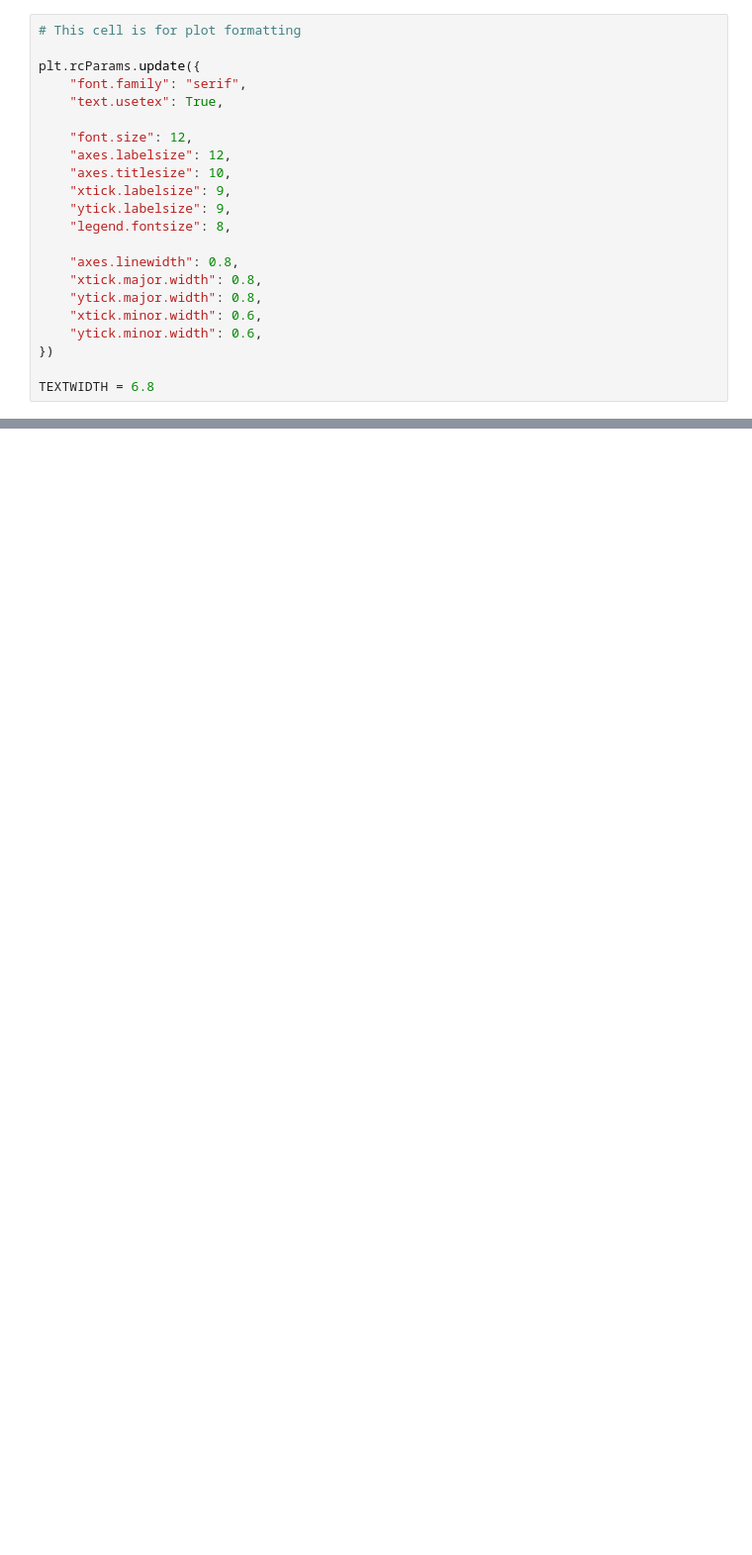
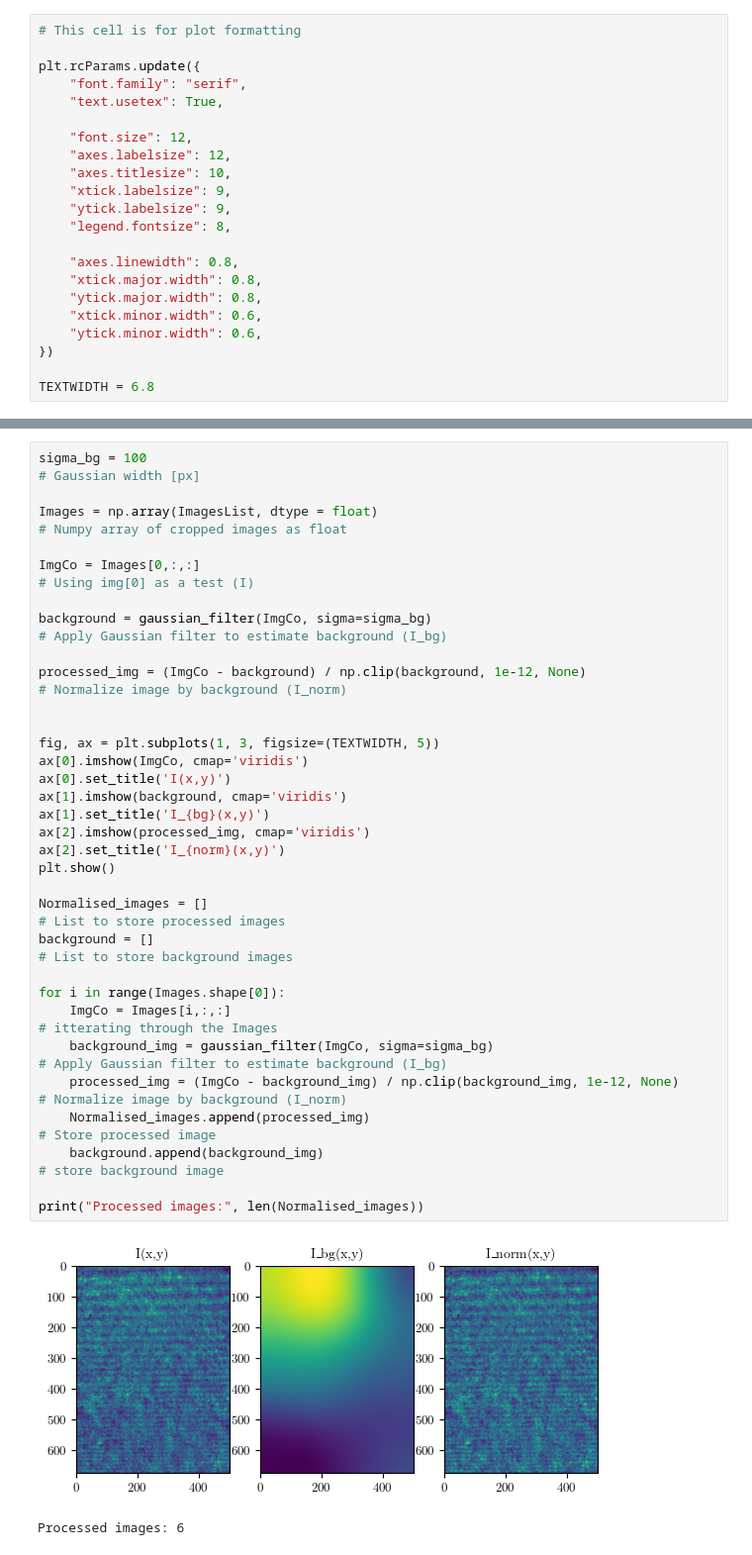
Before and after one commit to PoppyJoshi/IncoherentImagingManuscript, a Jupyter notebook: QuantitativeFingeAnalsysis.ipynb, the cells around one changed output, grey strips where cells are left out. Shown at 99% size. Drawn from its saved outputs; the diff is of its cells as text; blank space fills up the shorter version.

```diff
--- a/QuantitativeFingeAnalsysis.ipynb
+++ b/QuantitativeFingeAnalsysis.ipynb
@@ -75,0 +140,35 @@ Found 6 image files in C:\Users\Poppy\Desktop\PhD\Papers\IncoherentImaging\Reviw
+# %%
+sigma_bg = 100                                                                                      # Gaussian width [px]
+
+Images = np.array(ImagesList, dtype = float)                                                        # Numpy array of cropped images as float
+
+ImgCo = Images[0,:,:]                                                                               # Using img[0] as a test (I)
+
+background = gaussian_filter(ImgCo, sigma=sigma_bg)                                                 # Apply Gaussian filter to estimate background (I_bg)
+
+processed_img = (ImgCo - background) / np.clip(background, 1e-12, None)                             # Normalize image by background (I_norm)
+
+
+fig, ax = plt.subplots(1, 3, figsize=(TEXTWIDTH, 5))
+ax[0].imshow(ImgCo, cmap='viridis')
+ax[0].set_title('I(x,y)')
+ax[1].imshow(background, cmap='viridis')
+ax[1].set_title('I_{bg}(x,y)')
+ax[2].imshow(processed_img, cmap='viridis')
+ax[2].set_title('I_{norm}(x,y)')
+plt.show()
+
+Normalised_images = []                                                                              # List to store processed images
+background = []                                                                                     # List to store background images
+
+for i in range(Images.shape[0]):
+    ImgCo = Images[i,:,:]                                                                           # itterating through the Images
+    background_img = gaussian_filter(ImgCo, sigma=sigma_bg)                                         # Apply Gaussian filter to estimate background (I_bg)
+    processed_img = (ImgCo - background_img) / np.clip(background_img, 1e-12, None)                 # Normalize image by background (I_norm)
+    Normalised_images.append(processed_img)                                                         # Store processed image
+    background.append(background_img)                                                               # store background image
+
+print("Processed images:", len(Normalised_images))
+# %% [output]
+[figure, added]
+Processed images: 6
```
Also changed, not shown: parts of 18 cells of this notebook.
